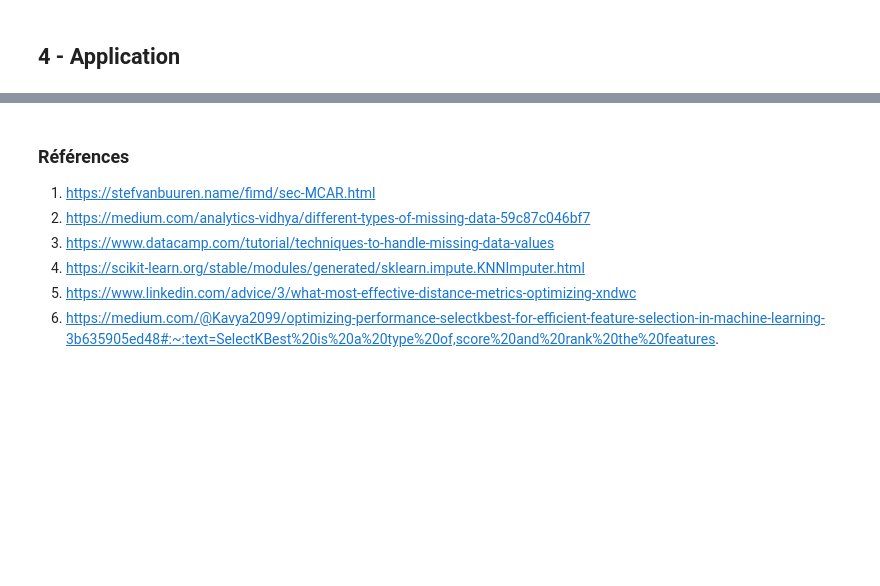
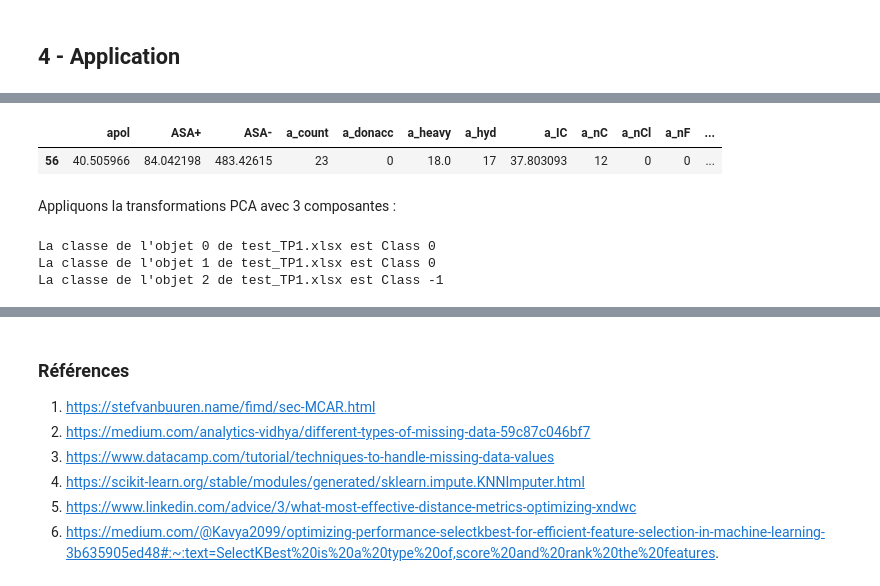
Before and after one commit to KHALOUIoussama/TP1-IFT-870, a Jupyter notebook: Src/Rapport.ipynb, the cells around one changed output, grey strips where cells are left out. Cells and saved outputs as stored; diff of their text form; code cells hidden in the pictures; blank space fills up the shorter version.

```diff
--- a/Src/Rapport.ipynb
+++ b/Src/Rapport.ipynb
@@ -892,0 +983,6 @@ La justesse est la plus élevée pour une option de covariance "diag", ce qui la
+# %%
+sample = data_no_class.sample()
+sample
+# %% [output]
+|  | apol | ASA+ | ASA- | a_count | a_donacc | a_heavy | a_hyd | a_IC | a_nC | a_nCl | a_nF | ... |
+| 56 | 40.505966 | 84.042198 | 483.42615 | 23 | 0 | 18.0 | 17 | 37.803093 | 12 | 0 | 0 | ... |
@@ -892,0 +992,2 @@ La justesse est la plus élevée pour une option de covariance "diag", ce qui la
+# %% [markdown]
+Appliquons la transformations PCA avec 3 composantes :
@@ -892,0 +1009,8 @@ La justesse est la plus élevée pour une option de covariance "diag", ce qui la
+# %%
+print(f"La classe de l'objet 0 de test_TP1.xlsx est {neighboor_classes_of_test_PCA3[0]}")
+print(f"La classe de l'objet 1 de test_TP1.xlsx est {neighboor_classes_of_test_PCA3[1]}")
+print(f"La classe de l'objet 2 de test_TP1.xlsx est {neighboor_classes_of_test_PCA3[2]}")
+# %% [output]
+La classe de l'objet 0 de test_TP1.xlsx est Class 0
+La classe de l'objet 1 de test_TP1.xlsx est Class 0
+La classe de l'objet 2 de test_TP1.xlsx est Class -1
```
Also changed, not shown: parts of 26 cells of this notebook.
